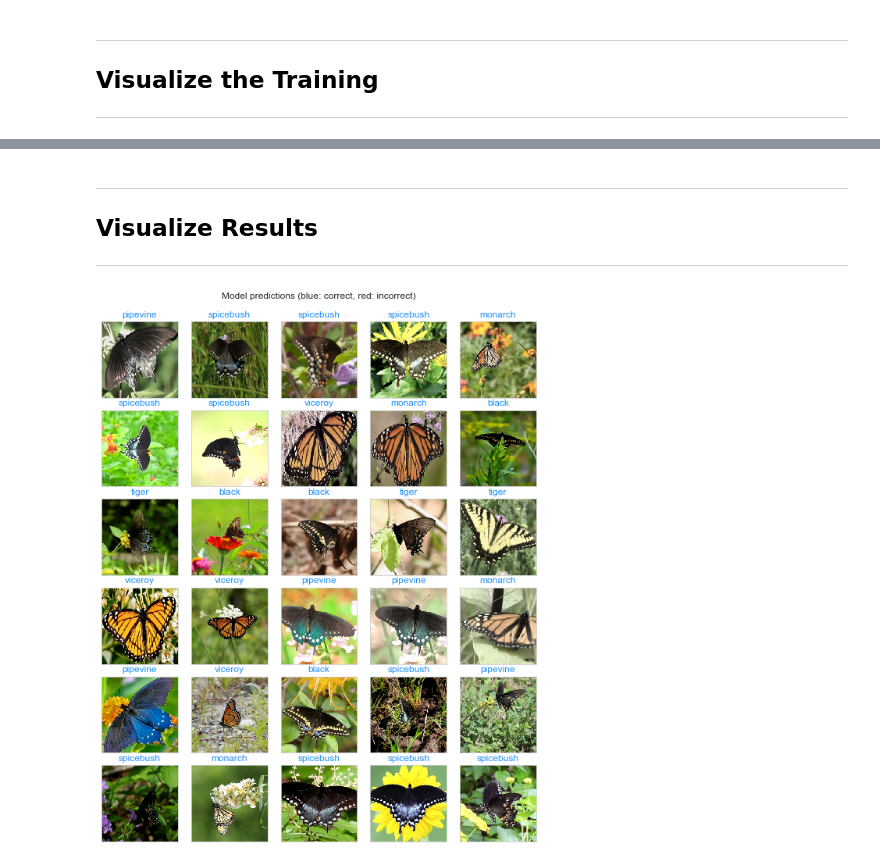
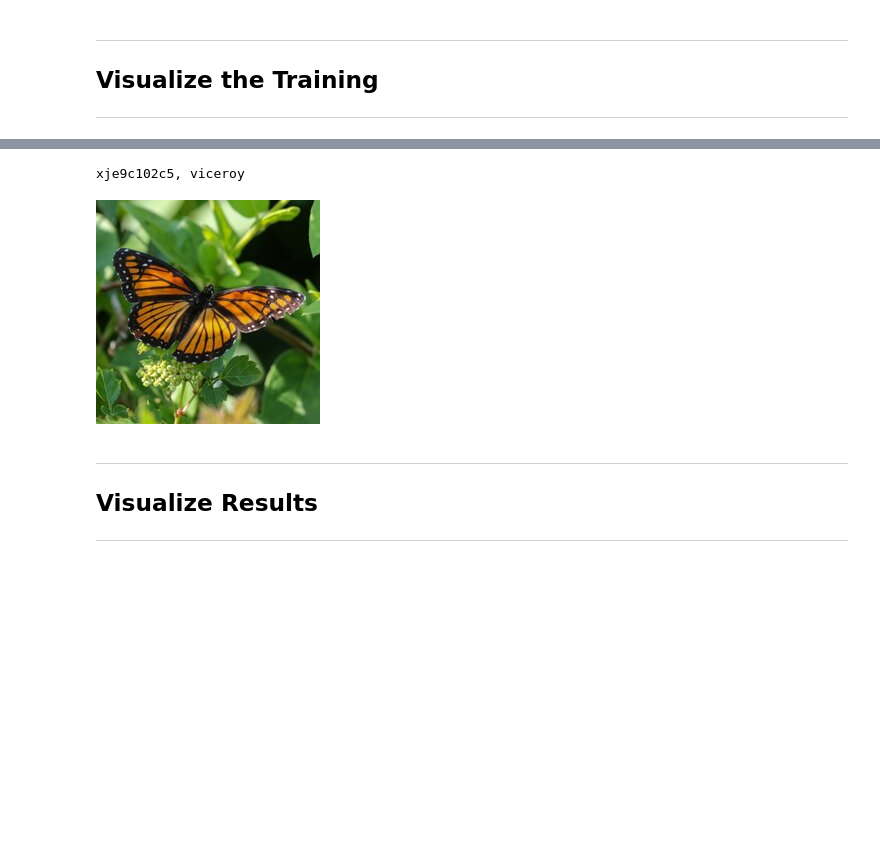
Before and after one commit to KeithPinson/Yum-or-Yuck-2022-Butterfly-Mimics, a Jupyter notebook: yoy_mimics_2022_baseline.ipynb, the cells around one changed output, grey strips where cells are left out. Drawn from its saved outputs; the diff is of its cells as text; code cells hidden in the pictures; blank space fills up the shorter version.

```diff
--- a/yoy_mimics_2022_baseline.ipynb
+++ b/yoy_mimics_2022_baseline.ipynb
@@ -437,7 +499,7 @@ fit_history = butterfly_model.fit(
     shuffle=True,
     epochs=NUMBER_OF_EPOCHS,
     callbacks=[stop_early],
-    validation_data=eval_ds,
+    validation_data=validate_ds,
     verbose=1
 )
 # %% [output]
@@ -503,0 +563,2 @@ val_image_batch, val_label_batch = next(iter(eval_ds.take(1)))
+# %%
+y_predictions = butterfly_model.predict(eval_ds, verbose=1)
@@ -504,30 +567,36 @@ val_image_batch, val_label_batch = next(iter(eval_ds.take(1)))
+# %%
+def decode_predictions(preds, name_list, top=1):
+    results = []
+    for pred in preds:
+        top_indices = pred.argsort()[-top:][::-1]
+
+        result = [tuple([name_list[i]]) + (pred[i], ) for i in top_indices]
+        result.sort(key=lambda x: x[1], reverse=True)
+        results.append(result)
+
+    return results
+
+predicted_label_confidence = decode_predictions(y_predictions, class_names)
+# %%
+# Combine the actual and predicted data together into a single list
+es = eval_ds_decoded = [(decode_image(m),decode_label(l),decode_image_id(id)) for (m, l, id) in eval_ds.unbatch()]
+ps = predicted_label_confidence
+
+# Zip the tuples
+predictions = [(es[i][0],es[i][1],es[i][2],ps[i]) for i in range(len(es))]
+# %%
+i = 4
+image = predictions[i][0]
+name = predictions[i][1]
+image_id = predictions[i][2]
+prediction = predictions[i][3]
+
+print(f"{image_id}, {name}")
+display.display(image)
+# %% [output]
+xje9c102c5, viceroy
+[figure, added]
 # %% [markdown]
 ---
 ## Visualize Results
 ---
-# %%
-rows = 6
-cols = 5
-
-fig, axs = plt.subplots(nrows=rows, ncols=cols, figsize=(8, 10),
-                        subplot_kw={'xticks': [], 'yticks': []})
-
-plt.suptitle("Model predictions (blue: correct, red: incorrect)\n\n")
-
-for n, ax in enumerate(axs.flat):
-    butterfly_image = tf.keras.utils.array_to_img(val_image_batch[n].numpy())
-    predicted_label = predicted_labels[n].numpy()
-    actual_label = np.argmax(val_label_batch[n]).numpy()
-    butterfly_label = butterfly_classes[predicted_label].numpy().decode('UTF-8')
-    actual_butterfly_label = butterfly_classes[actual_label].numpy().decode('UTF-8')
-
-    color = "dodgerblue" if predicted_label == actual_label else "crimson"
-    label = actual_butterfly_label if predicted_label == actual_label else butterfly_label
-
-    ax.imshow(butterfly_image, interpolation='none', alpha=1.0)
-    ax.set_title(label, color=color)
-
-plt.tight_layout(pad=.25)
-plt.show()
-# %% [output]
-[figure, removed]
```
Also changed, not shown: parts of 38 cells of this notebook.
